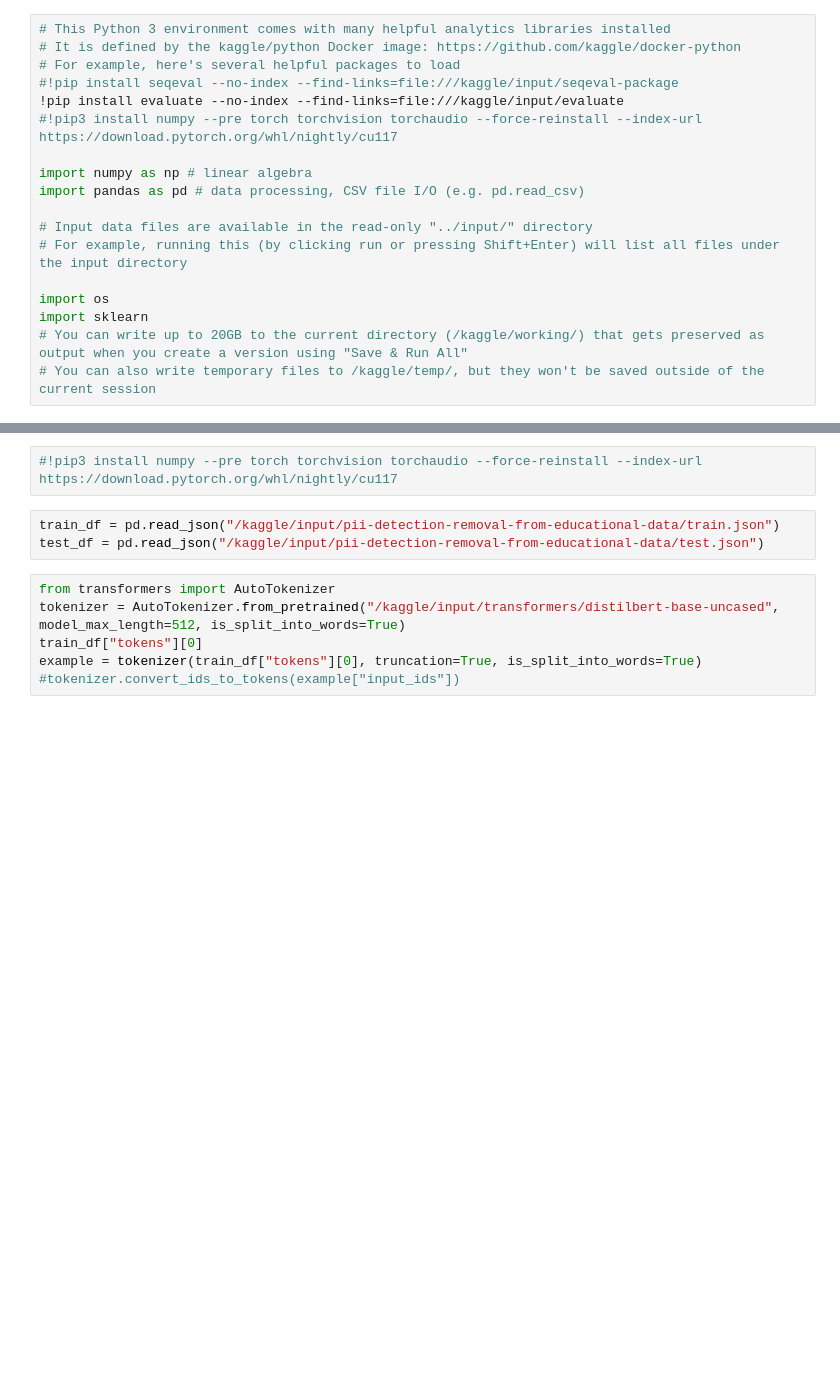
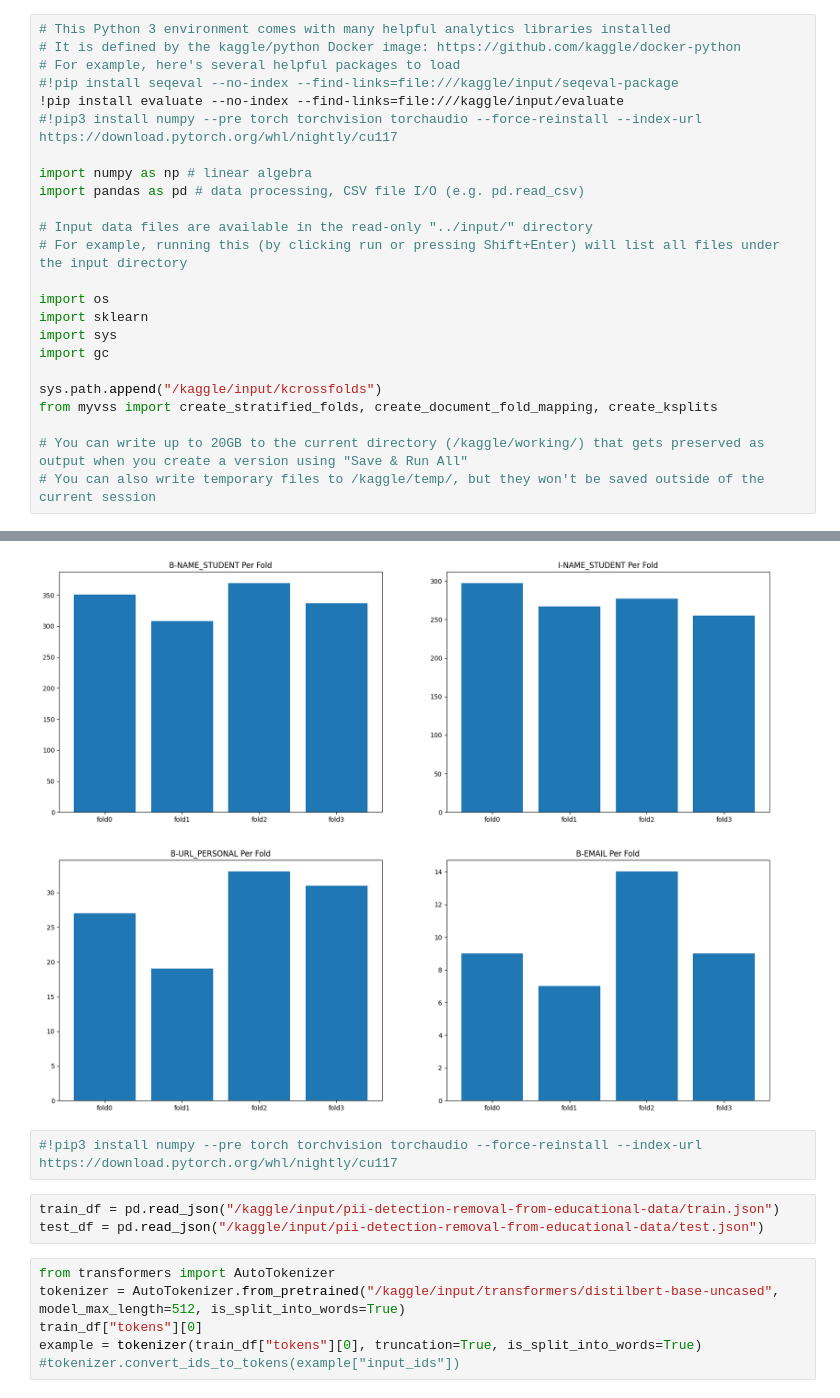
Before and after one commit to Svangorden13/Machine-Learning-Projects, a Jupyter notebook: pii-detection-removal.ipynb, the cells around one changed output, grey strips where cells are left out. Saved outputs shown, nothing was run; the diff lists cells and outputs as text; blank space fills up the shorter version.

Commit message:
Included 4-fold cross validation and some debugging code

```diff
--- a/pii-detection-removal.ipynb
+++ b/pii-detection-removal.ipynb
@@ -16,6 +16,12 @@ import pandas as pd # data processing, CSV file I/O (e.g. pd.read_csv)
 
 import os
 import sklearn
+import sys
+import gc
+
+sys.path.append("/kaggle/input/kcrossfolds")
+from myvss import create_stratified_folds, create_document_fold_mapping, create_ksplits
+
 # You can write up to 20GB to the current directory (/kaggle/working/) that gets preserved as output when you create a version using "Save & Run All"
 # You can also write temporary files to /kaggle/temp/, but they won't be saved outside of the current session
 # %% [output]
@@ -39,3 +45,4 @@ Successfully installed evaluate-0.4.1
+[figure, added]
 # %%
 #!pip3 install numpy --pre torch torchvision torchaudio --force-reinstall --index-url https://download.pytorch.org/whl/nightly/cu117
 # %%
```
Also changed, not shown: parts of 19 cells of this notebook.
